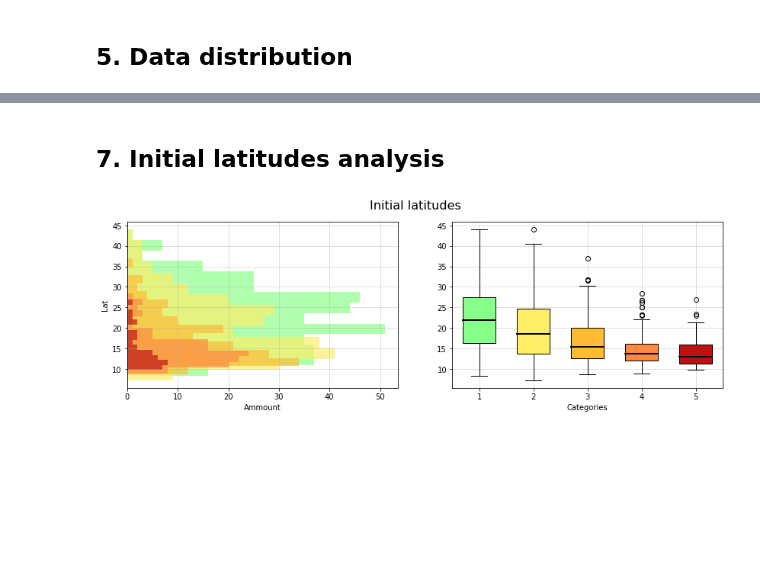
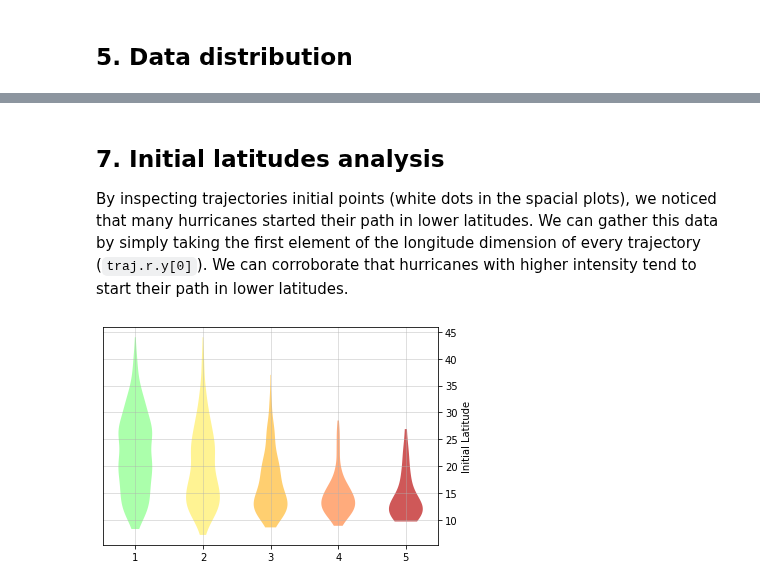
Before and after one commit to yupidevs/yupi_examples, a Jupyter notebook: example_007.ipynb, the cells around one changed output, grey strips where cells are left out. Cells and saved outputs as stored; diff of their text form; code cells hidden in the pictures; blank space fills up the shorter version.

```diff
--- a/example_007.ipynb
+++ b/example_007.ipynb
@@ -38,5 +37,7 @@ def boxplot_style(cat):
 # %%
-with open("resources/data/hurdat2.json", "r", encoding="utf-8") as data_fd:
+tar = tarfile.open('resources/data/hurdat2.tar.xz', 'r:xz')
+tar.extractall(".")
+with open("hurdat2.json", "r", encoding="utf-8") as data_fd:
     data = json.load(data_fd)
     hurricanes = {cat: [] for cat in CATEGORIES}
     for cat, traj in zip(data["labels"], data["trajs"]):
@@ -83,11 +87,13 @@ plt.show()
 # %%
 for cat, hurrs in hurricanes.items():
     durations = [(traj.t[-1] - traj.t[0]) / (3600 * 24) for traj in hurrs]
-    plt.boxplot(durations, **boxplot_style(cat))
+    _d = plt.violinplot(durations, positions=[cat], showextrema=False)
+    _d["bodies"][0].set_facecolor(COLORS[cat - 1])
+    _d["bodies"][0].set_alpha(0.7)
 
+plt.xticks(CATEGORIES)
+plt.ylim(0, 28)
+plt.ylabel("Duration (days)")
 plt.xlabel("Categories")
-plt.ylabel("Duration (days)")
-plt.title("Hurricane durations by category")
 plt.grid(alpha=0.5)
-plt.show()
 # %% [output]
@@ -95,24 +101,20 @@ plt.show()
 # %% [markdown]
 ## 7. Initial latitudes analysis
+
+By inspecting trajectories initial points (white dots in the spacial plots), we noticed that many hurricanes started their path in lower latitudes. We can gather this data by simply taking the first element of the longitude dimension of every trajectory (`traj.r.y[0]`). We can corroborate that hurricanes with higher intensity tend to start their path in lower latitudes.
 # %%
 init_lats_by_cat = []
-
-plt.figure(figsize=(14, 4))
-plt.suptitle('Initial latitudes', fontsize=16)
-
-plt.subplot(1, 2, 1)
 for cat, hurrs in hurricanes.items():
     init_lats_by_cat.append([traj.r.y[0] for traj in hurrs])
-    plt.hist(init_lats_by_cat[-1], bins=14, color=COLORS[cat - 1] + "aa",orientation="horizontal")
-plt.xlabel("Ammount")
-plt.ylabel("Lat")
+    _d = plt.violinplot(init_lats_by_cat[-1], positions=[cat], showextrema=False)
+    _d["bodies"][0].set_facecolor(COLORS[cat - 1])
+    _d["bodies"][0].set_alpha(0.7)
+
+plt.ylabel("Initial Latitude")
 plt.grid(alpha=0.5)
-
-plt.subplot(1, 2, 2)
-for i, init_lats in enumerate(init_lats_by_cat):
-    plt.boxplot(init_lats, **boxplot_style(i + 1))
-plt.xlabel("Categories")
-plt.grid(alpha=0.5)
-plt.show()
+plt.xticks(CATEGORIES)
+ax = plt.gca()
+ax.yaxis.set_label_position("right")
+ax.yaxis.tick_right()
 # %% [output]
-[figure, old version]
+[figure, new version]
```
Also changed, not shown: parts of 10 cells of this notebook, 6 other files.
